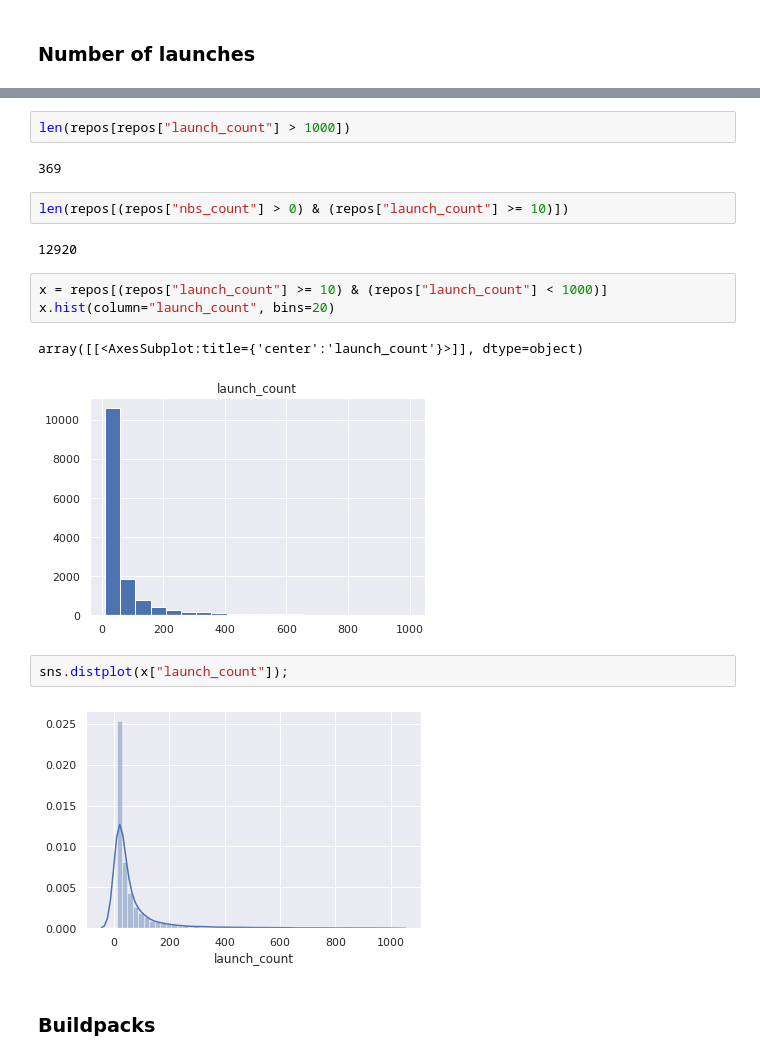
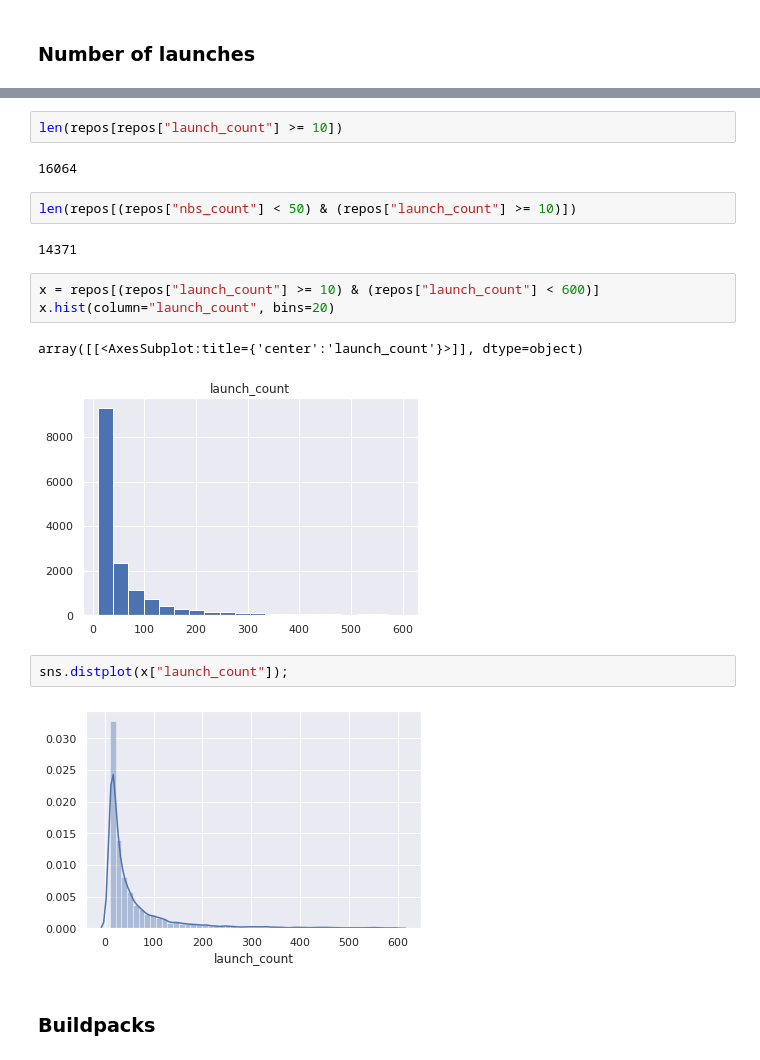
Before and after one commit to gesiscss/binder_paper_20, a Jupyter notebook: analysis/repos.ipynb, the cells around one changed output, grey strips where cells are left out. Cells and saved outputs as stored; diff of their text form.

```diff
--- a/analysis/repos.ipynb
+++ b/analysis/repos.ipynb
@@ -411,21 +422,21 @@ len(repos[repos["launch_count"] < 10])
 # %%
-len(repos[repos["launch_count"] > 1000])
+len(repos[repos["launch_count"] >= 10])
 # %% [output]
-369
+16064
 # %%
-len(repos[(repos["nbs_count"] > 0) & (repos["launch_count"] >= 10)])
+len(repos[(repos["nbs_count"] < 50) & (repos["launch_count"] >= 10)])
 # %% [output]
-12920
+14371
 # %%
-x = repos[(repos["launch_count"] >= 10) & (repos["launch_count"] < 1000)]
+x = repos[(repos["launch_count"] >= 10) & (repos["launch_count"] < 600)]
 x.hist(column="launch_count", bins=20)
 # %% [output]
 array([[<AxesSubplot:title={'center':'launch_count'}>]], dtype=object)
-[figure, old version]
+[figure, new version]
 # %%
 sns.distplot(x["launch_count"]);
 # %% [output]
-[figure, old version]
+[figure, new version]
 # %% [markdown]
 ### Buildpacks
 # %%
```
Also changed, not shown: parts of 37 cells of this notebook, 3 other files.
